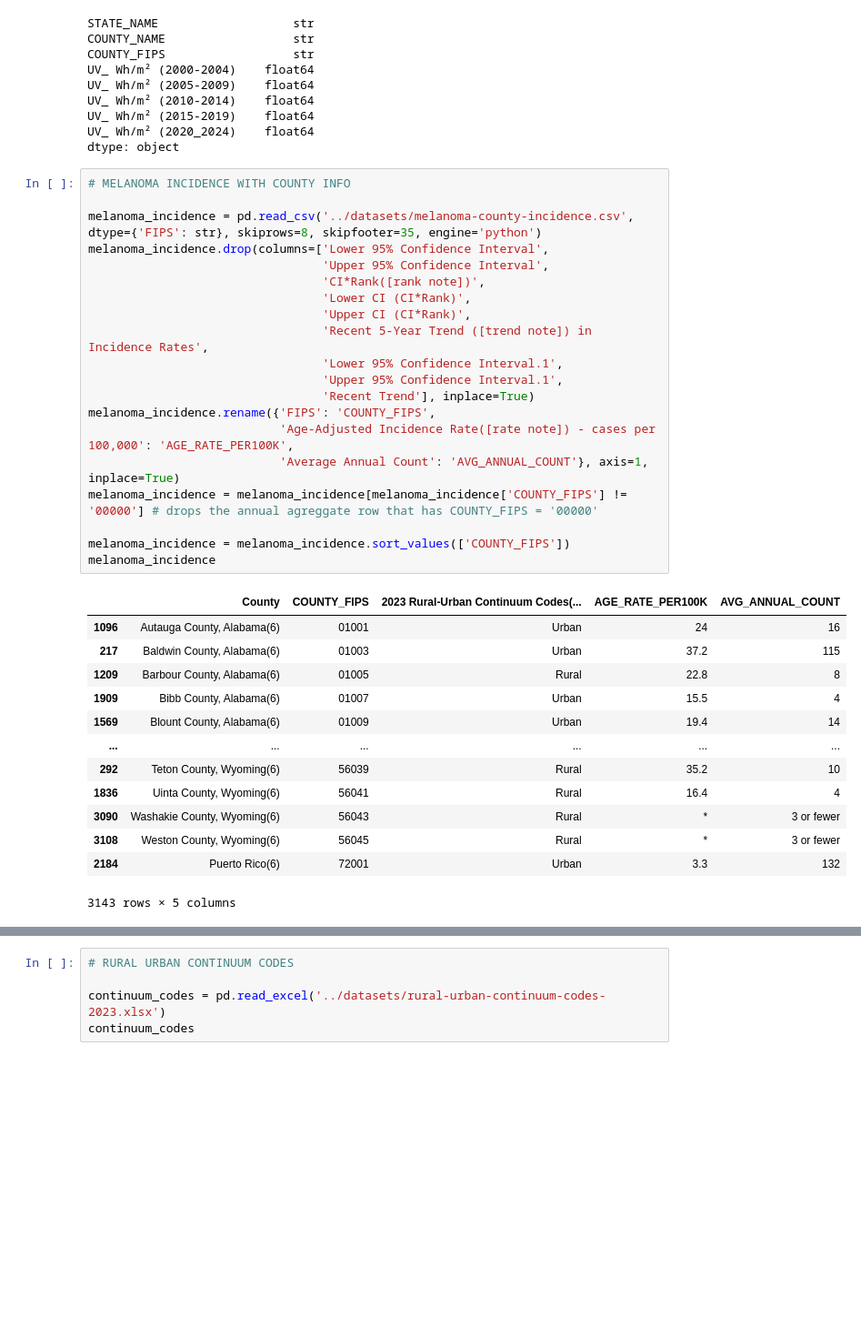
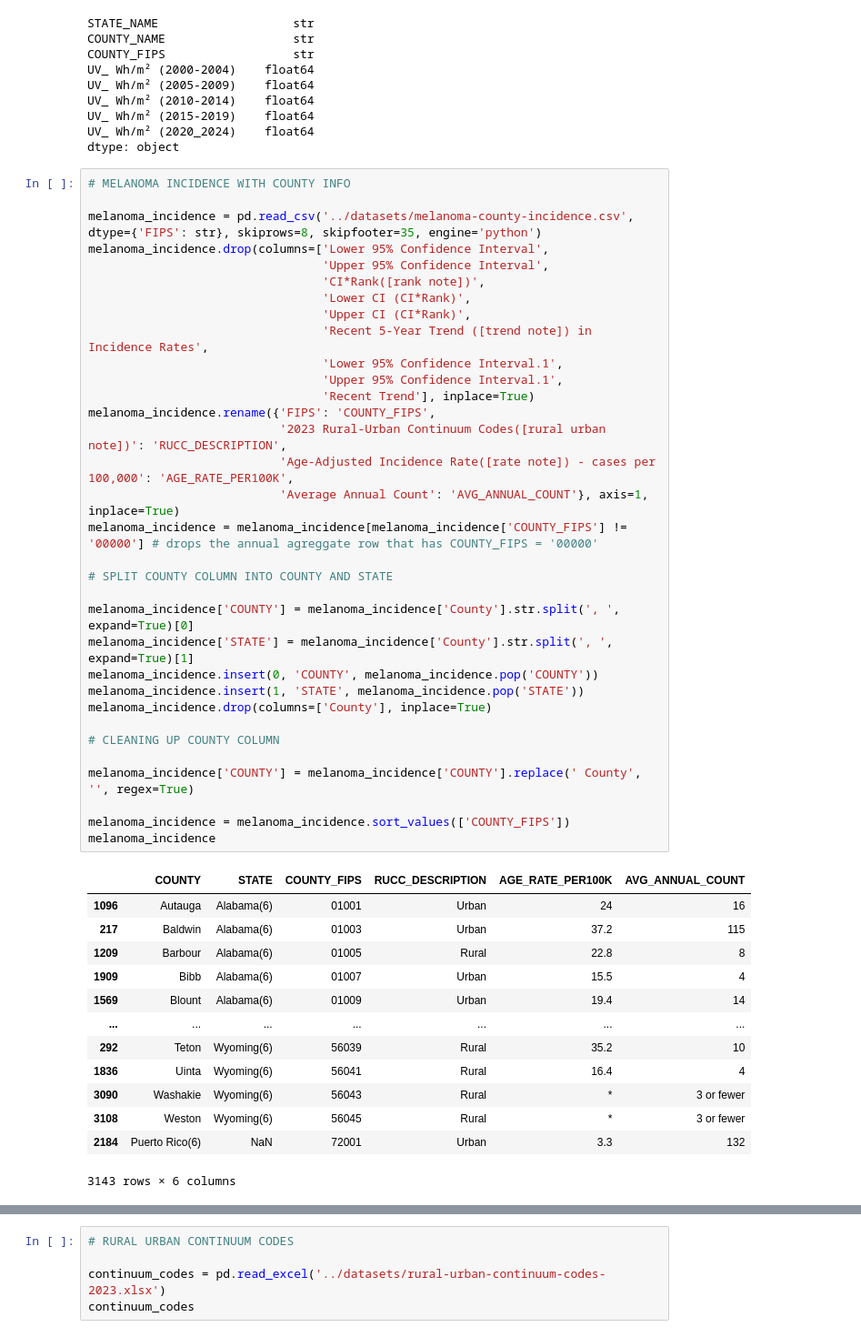
Before and after one commit to brytner/uv-exposure-melanoma-incidence-analysis, a Jupyter notebook: notebook/uv-exposure-melanoma-incidence-analysis.ipynb, the cells around one changed output, grey strips where cells are left out. Shown at 91% size. Cells and saved outputs as stored; diff of their text form; blank space fills up the shorter version.

Commit message:
some progress made cleaning the datasets

```diff
--- a/notebook/uv-exposure-melanoma-incidence-analysis.ipynb
+++ b/notebook/uv-exposure-melanoma-incidence-analysis.ipynb
@@ -54,37 +80,50 @@ dtype: object
 # %%
 # MELANOMA INCIDENCE WITH COUNTY INFO
 
 melanoma_incidence = pd.read_csv('../datasets/melanoma-county-incidence.csv', dtype={'FIPS': str}, skiprows=8, skipfooter=35, engine='python')
 melanoma_incidence.drop(columns=['Lower 95% Confidence Interval',
                                  'Upper 95% Confidence Interval',
                                  'CI*Rank([rank note])',
                                  'Lower CI (CI*Rank)',
                                  'Upper CI (CI*Rank)',
                                  'Recent 5-Year Trend ([trend note]) in Incidence Rates',
                                  'Lower 95% Confidence Interval.1',
                                  'Upper 95% Confidence Interval.1',
                                  'Recent Trend'], inplace=True)
 melanoma_incidence.rename({'FIPS': 'COUNTY_FIPS',
+                           '2023 Rural-Urban Continuum Codes([rural urban note])': 'RUCC_DESCRIPTION',
                            'Age-Adjusted Incidence Rate([rate note]) - cases per 100,000': 'AGE_RATE_PER100K',
                            'Average Annual Count': 'AVG_ANNUAL_COUNT'}, axis=1, inplace=True)
 melanoma_incidence = melanoma_incidence[melanoma_incidence['COUNTY_FIPS'] != '00000'] # drops the annual agreggate row that has COUNTY_FIPS = '00000'
 
+# SPLIT COUNTY COLUMN INTO COUNTY AND STATE
+
+melanoma_incidence['COUNTY'] = melanoma_incidence['County'].str.split(', ', expand=True)[0]
+melanoma_incidence['STATE'] = melanoma_incidence['County'].str.split(', ', expand=True)[1]
+melanoma_incidence.insert(0, 'COUNTY', melanoma_incidence.pop('COUNTY'))
+melanoma_incidence.insert(1, 'STATE', melanoma_incidence.pop('STATE'))
+melanoma_incidence.drop(columns=['County'], inplace=True)
+
+# CLEANING UP COUNTY COLUMN
+
+melanoma_incidence['COUNTY'] = melanoma_incidence['COUNTY'].replace(' County', '', regex=True)
+
 melanoma_incidence = melanoma_incidence.sort_values(['COUNTY_FIPS'])
 melanoma_incidence
 # %% [output]
-|  | County | COUNTY_FIPS | 2023 Rural-Urban Continuum Codes(... | AGE_RATE_PER100K | AVG_ANNUAL_COUNT |
-| 1096 | Autauga County, Alabama(6) | 01001 | Urban | 24 | 16 |
-| 217 | Baldwin County, Alabama(6) | 01003 | Urban | 37.2 | 115 |
-| 1209 | Barbour County, Alabama(6) | 01005 | Rural | 22.8 | 8 |
-| 1909 | Bibb County, Alabama(6) | 01007 | Urban | 15.5 | 4 |
-| 1569 | Blount County, Alabama(6) | 01009 | Urban | 19.4 | 14 |
-| ... | ... | ... | ... | ... | ... |
-| 292 | Teton County, Wyoming(6) | 56039 | Rural | 35.2 | 10 |
-| 1836 | Uinta County, Wyoming(6) | 56041 | Rural | 16.4 | 4 |
-| 3090 | Washakie County, Wyoming(6) | 56043 | Rural | * | 3 or fewer |
-| 3108 | Weston County, Wyoming(6) | 56045 | Rural | * | 3 or fewer |
-| 2184 | Puerto Rico(6) | 72001 | Urban | 3.3 | 132 |
+|  | COUNTY | STATE | COUNTY_FIPS | RUCC_DESCRIPTION | AGE_RATE_PER100K | AVG_ANNUAL_COUNT |
+| 1096 | Autauga | Alabama(6) | 01001 | Urban | 24 | 16 |
+| 217 | Baldwin | Alabama(6) | 01003 | Urban | 37.2 | 115 |
+| 1209 | Barbour | Alabama(6) | 01005 | Rural | 22.8 | 8 |
+| 1909 | Bibb | Alabama(6) | 01007 | Urban | 15.5 | 4 |
+| 1569 | Blount | Alabama(6) | 01009 | Urban | 19.4 | 14 |
+| ... | ... | ... | ... | ... | ... | ... |
+| 292 | Teton | Wyoming(6) | 56039 | Rural | 35.2 | 10 |
+| 1836 | Uinta | Wyoming(6) | 56041 | Rural | 16.4 | 4 |
+| 3090 | Washakie | Wyoming(6) | 56043 | Rural | * | 3 or fewer |
+| 3108 | Weston | Wyoming(6) | 56045 | Rural | * | 3 or fewer |
+| 2184 | Puerto Rico(6) | NaN | 72001 | Urban | 3.3 | 132 |
-3143 rows × 5 columns
+3143 rows × 6 columns
 # %%
 melanoma_incidence.isna().sum() * 100/len(melanoma_incidence)
 # %% [output]
```
Also changed, not shown: parts of 21 cells of this notebook.
